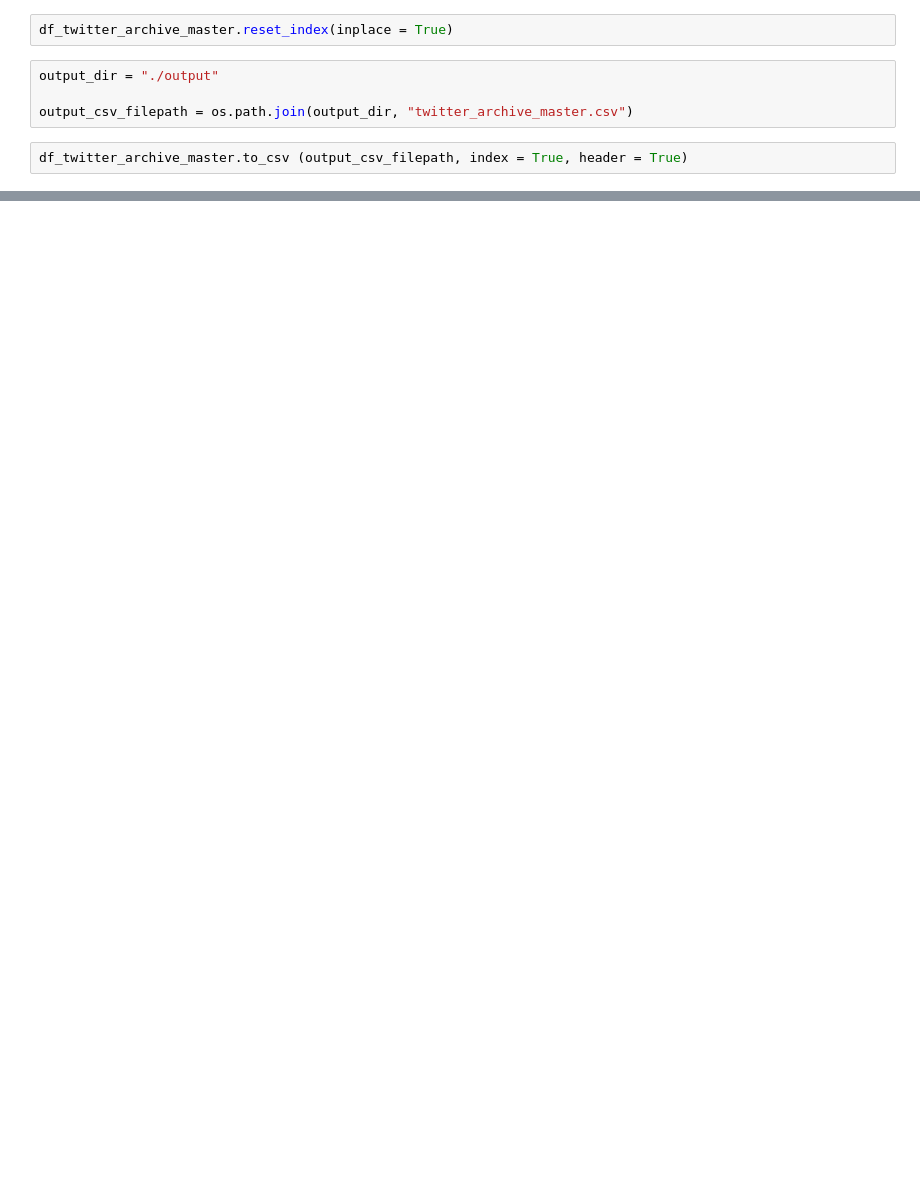
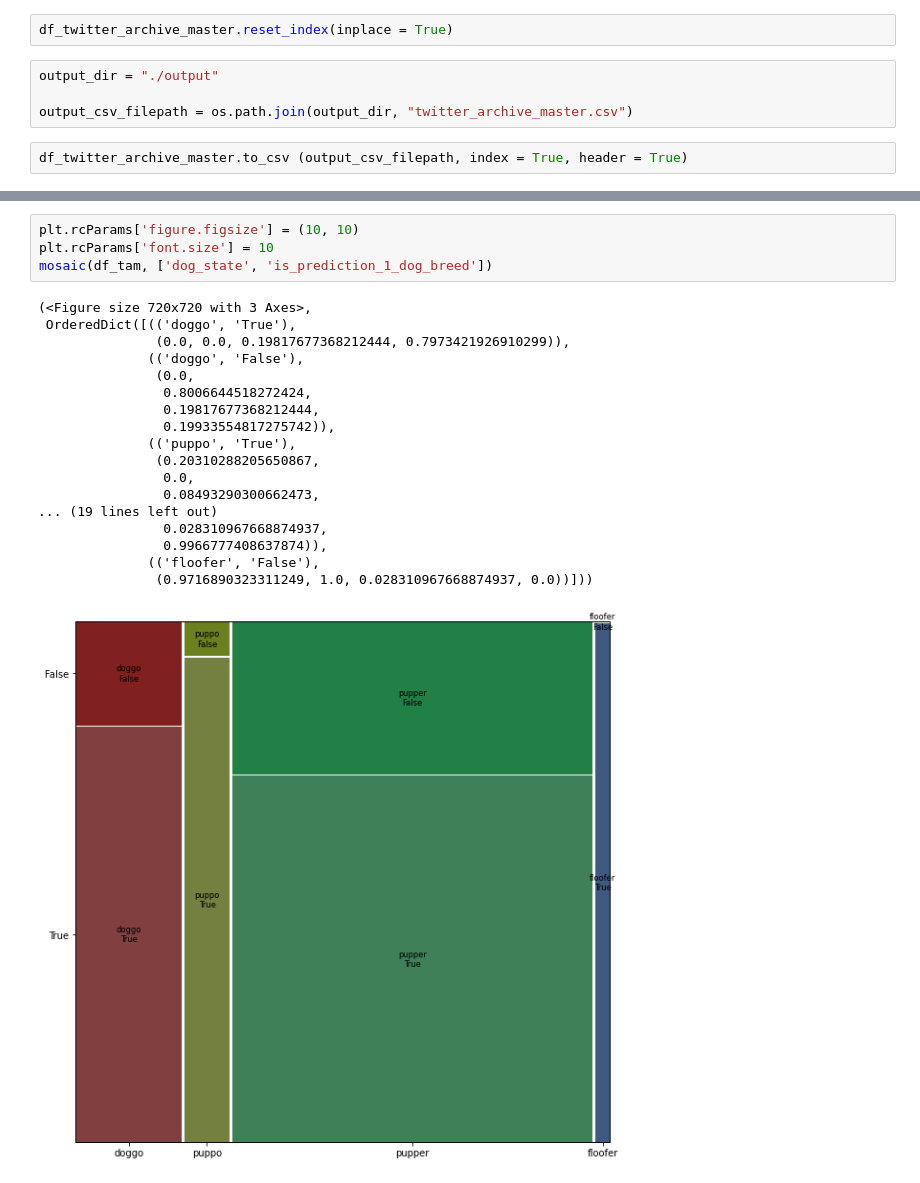
Before and after one commit to yufrances90/Wrangle-and-Analyze-Data, a Jupyter notebook: wrangle_act.ipynb, the cells around one changed output, grey strips where cells are left out. Cells and saved outputs as stored; diff of their text form; blank space fills up the shorter version.

```diff
--- a/wrangle_act.ipynb
+++ b/wrangle_act.ipynb
@@ -843,0 +898,23 @@ df_twitter_archive_master.to_csv (output_csv_filepath, index = True, header = Tr
+# %%
+plt.rcParams['figure.figsize'] = (10, 10)
+plt.rcParams['font.size'] = 10
+mosaic(df_tam, ['dog_state', 'is_prediction_1_dog_breed'])
+# %% [output]
+(<Figure size 720x720 with 3 Axes>,
+ OrderedDict([(('doggo', 'True'),
+               (0.0, 0.0, 0.19817677368212444, 0.7973421926910299)),
+              (('doggo', 'False'),
+               (0.0,
+                0.8006644518272424,
+                0.19817677368212444,
+                0.19933554817275742)),
+              (('puppo', 'True'),
+               (0.20310288205650867,
+                0.0,
+                0.08493290300662473,
+... (19 lines left out)
+                0.028310967668874937,
+                0.9966777408637874)),
+              (('floofer', 'False'),
+               (0.9716890323311249, 1.0, 0.028310967668874937, 0.0))]))
+[figure, added]
```
Also changed, not shown: parts of 15 cells of this notebook, 3 other files.
